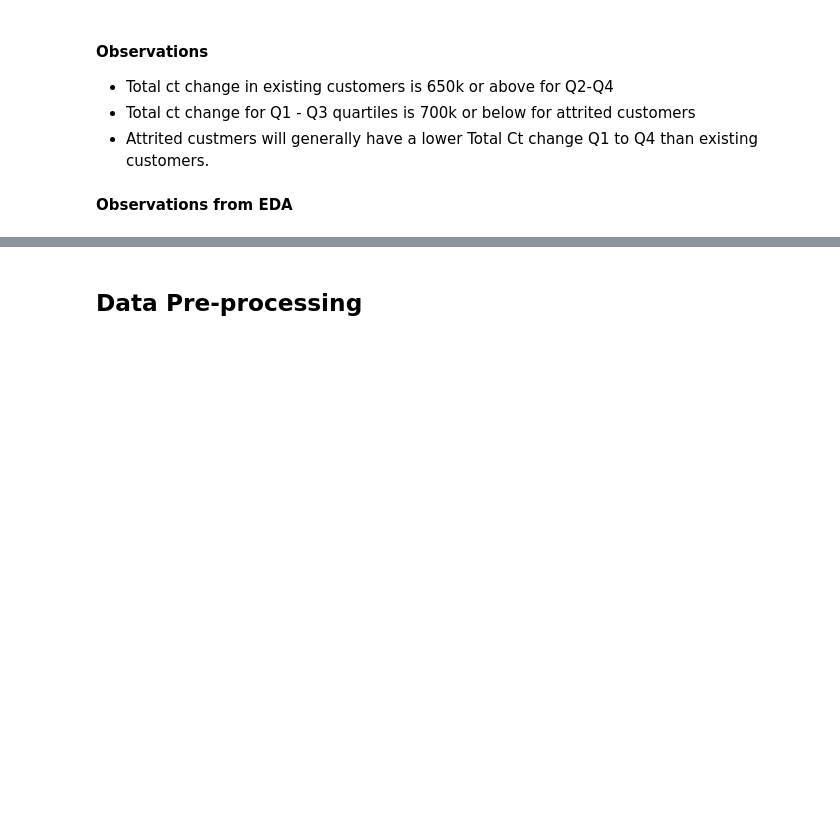
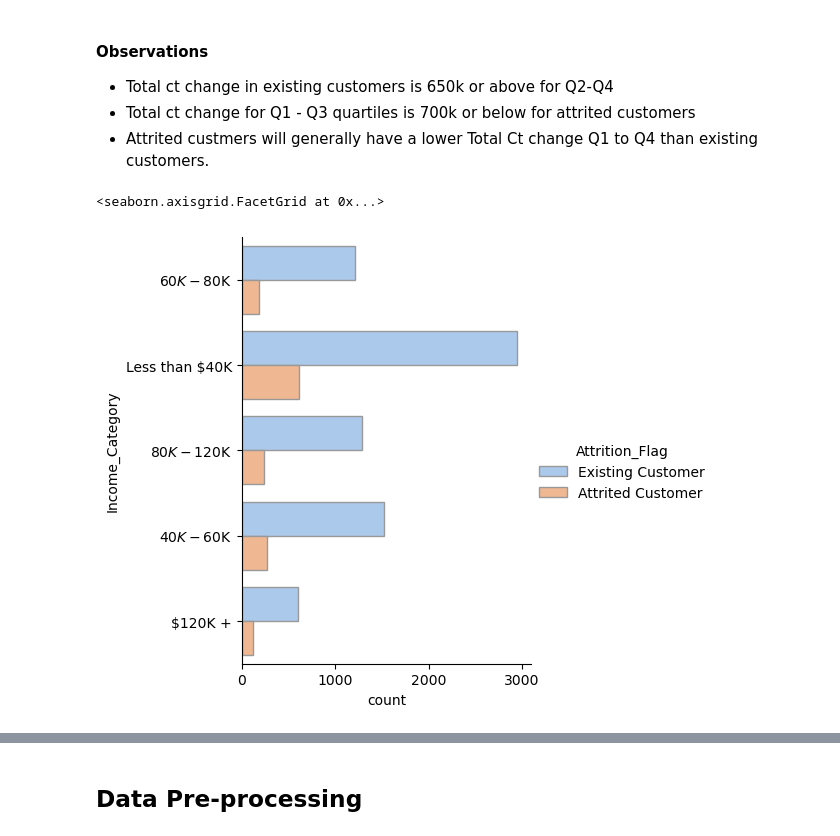
Before and after one commit to Drew75austin/Churn_Project, a Jupyter notebook: ETMT_Project_LearnerNotebook_FullCode (1).ipynb, the cells around one changed output, grey strips where cells are left out. Saved outputs shown, nothing was run; the diff lists cells and outputs as text; code cells hidden in the pictures; blank space fills up the shorter version.

```diff
--- a/ETMT_Project_LearnerNotebook_FullCode (1).ipynb
+++ b/ETMT_Project_LearnerNotebook_FullCode (1).ipynb
@@ -775,5 +778,12 @@ box_plot("Attrition_Flag","Total_Ct_Chng_Q4_Q1","Total_Ct_Chng_Q4_Q1","Attrition
 - Total ct change in existing customers is 650k or above for Q2-Q4
 - Total ct change for Q1 - Q3 quartiles is 700k or below for attrited customers
 - Attrited custmers will generally have a lower Total Ct change Q1 to Q4 than existing customers.
-# %% [markdown]
-**Observations from EDA**
+# %%
+# Catplot for categorical plot
+sns.catplot(
+    data=churn, y="Income_Category", hue="Attrition_Flag", kind="count",
+    palette="pastel", edgecolor=".6",
+)
+# %% [output]
+<seaborn.axisgrid.FacetGrid at 0x...>
+[figure, added]
```
Also changed, not shown: parts of 20 cells of this notebook.
